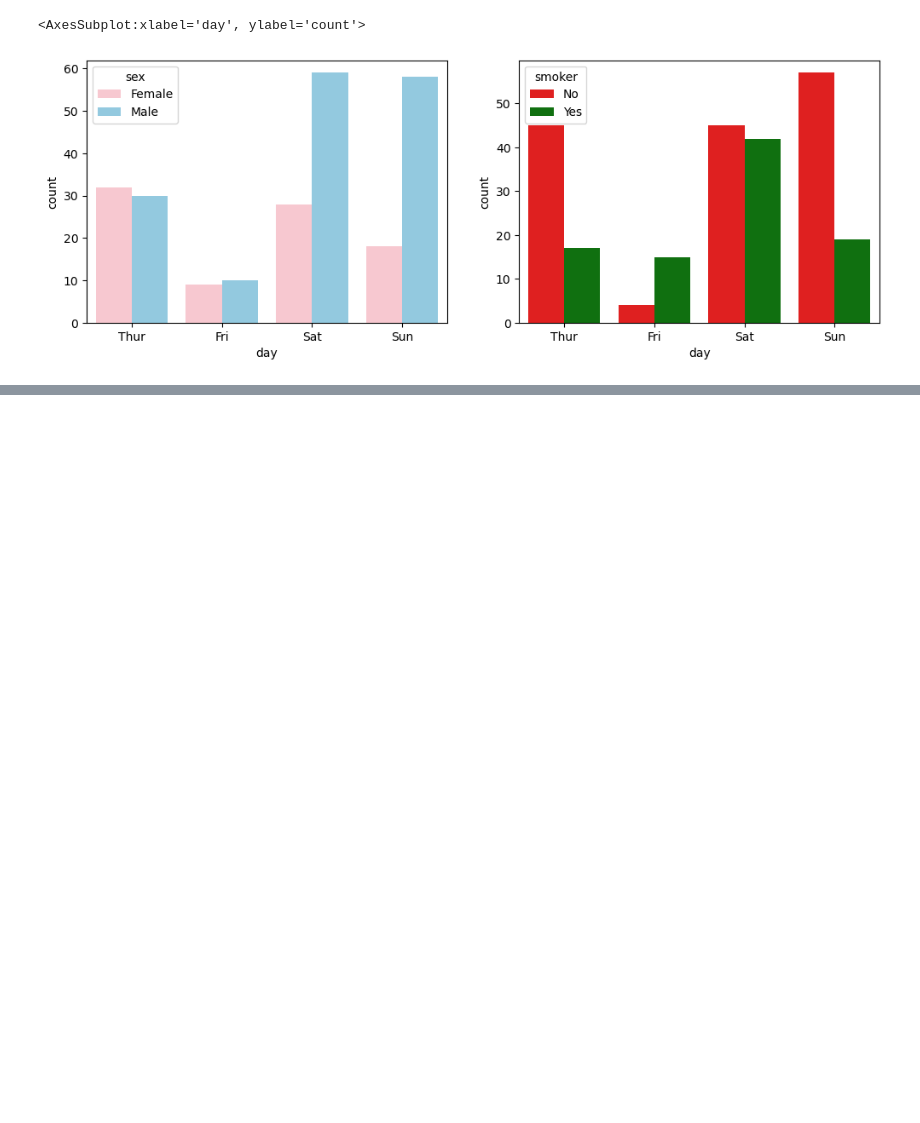
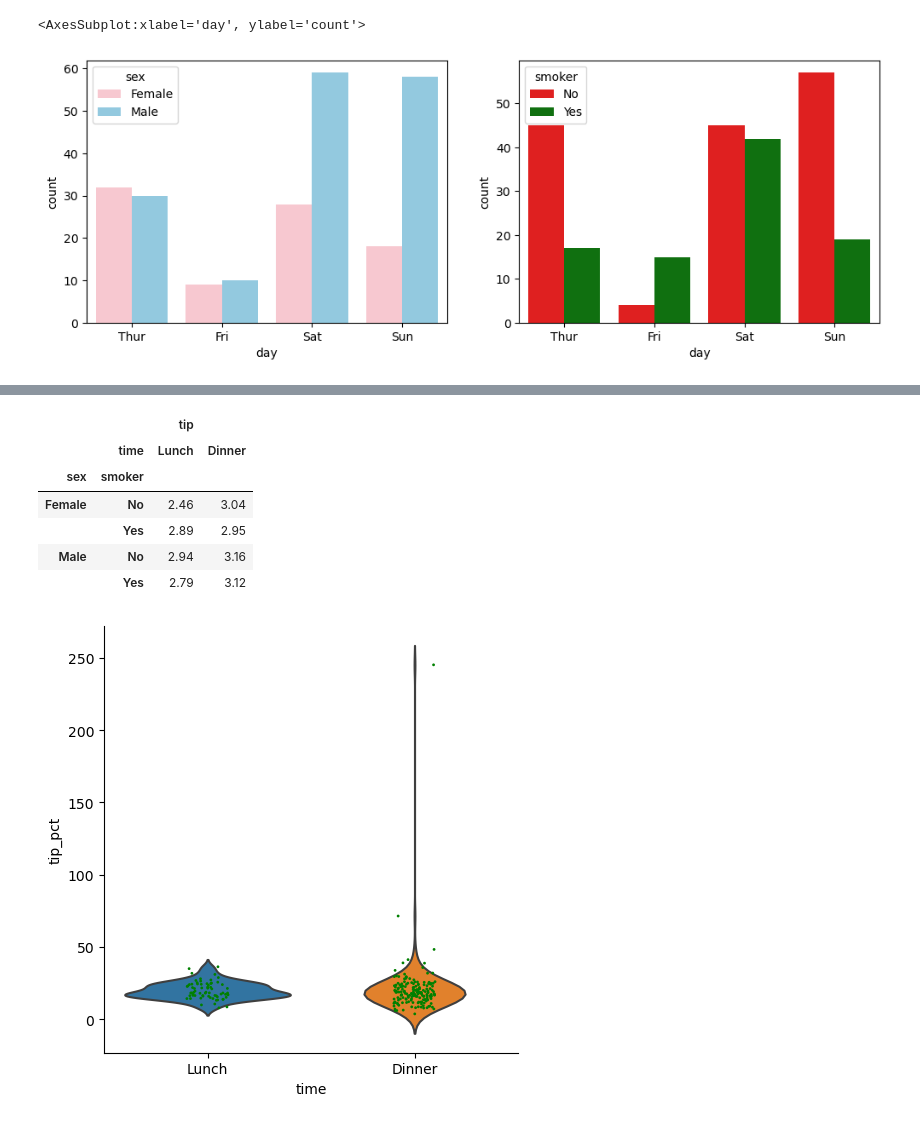
Before and after one commit to Patryk-Stefanski/ExploratoryDataAnalysis1, a Jupyter notebook: Tips_1.ipynb, the cells around one changed output, grey strips where cells are left out. Cells and saved outputs as stored; diff of their text form; code cells hidden in the pictures; blank space fills up the shorter version.

```diff
--- a/Tips_1.ipynb
+++ b/Tips_1.ipynb
@@ -282,0 +302,15 @@ sns.countplot(x ="day", hue="smoker",data =df, ax=axes[1] , palette=["red","gree
+# %%
+g = sns.catplot(x="time", y="tip_pct",kind="violin" ,inner=None, data=df )
+sns.stripplot(x="time", y="tip_pct", data=df , color="green", size=2,  ax=g.ax);
+plt.show
+
+df.pivot_table(values=['tip'], index=['sex','smoker'], columns=['time'], aggfunc=np.mean).round(2)
+# %% [output]
+|  |  | tip |  |
+|  | time | Lunch | Dinner |
+| sex | smoker |  |  |
+| Female | No | 2.46 | 3.04 |
+|  | Yes | 2.89 | 2.95 |
+| Male | No | 2.94 | 3.16 |
+|  | Yes | 2.79 | 3.12 |
+[figure, added]
```
Also changed, not shown: parts of 45 cells of this notebook.
